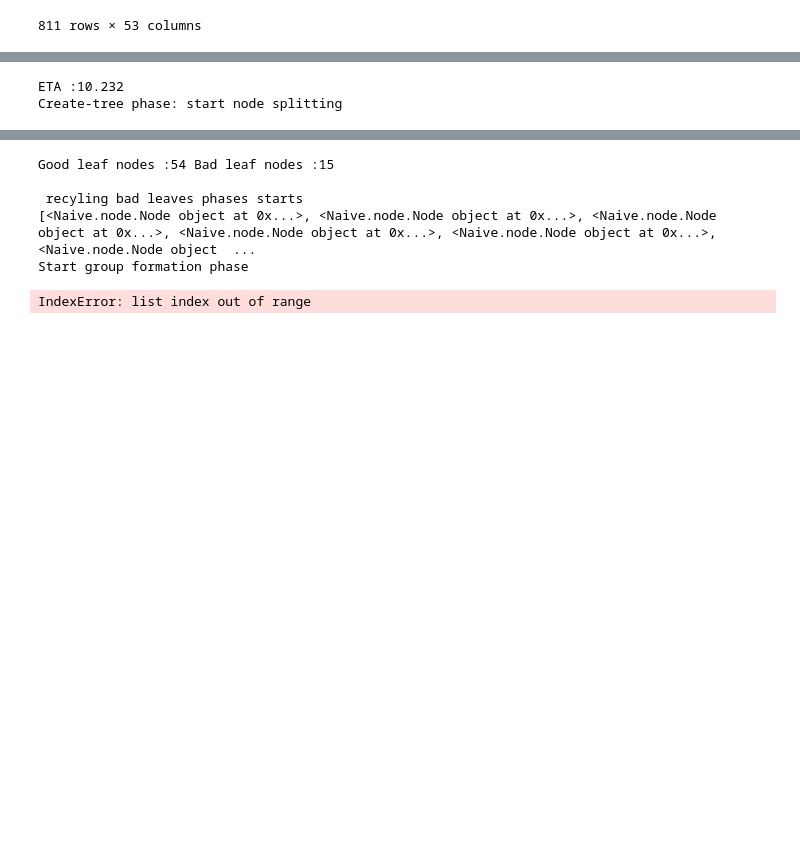
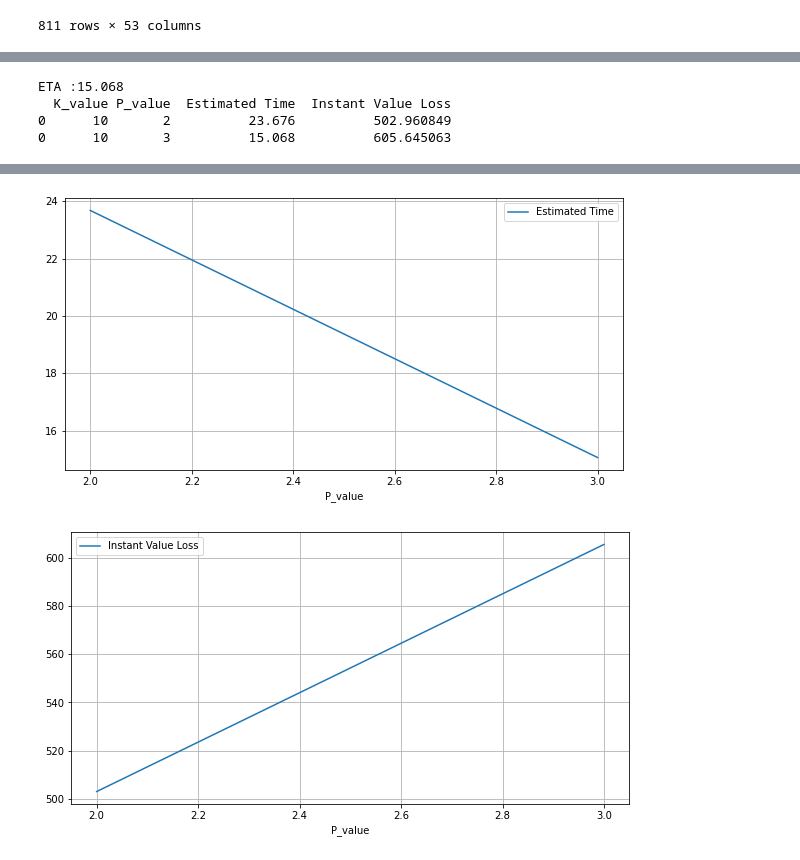
Before and after one commit to Shersingh3269/KAPRA, a Jupyter notebook: Kapra.ipynb, the cells around one changed output, grey strips where cells are left out. Cells and saved outputs as stored; diff of their text form; code cells hidden in the pictures; blank space fills up the shorter version.

```diff
--- a/Kapra.ipynb
+++ b/Kapra.ipynb
@@ -791,7 +791,7 @@ ETA :25.272
 # %%
-P_value = {2,3,4,5,6}
+P_value = {2,3}
 for j in P_value :
-    K_value = 5
+    K_value = 10
     P_value = j
     ETA, IVL= measure_metrics(K_value, P_value, paa_value,time_series_data)
     df3 = pd.DataFrame([[K_value,j,ETA,IVL]], columns=['K_value', 'P_value', 'Estimated Time', 'Instant Value Loss'])
@@ -803,5 +803,7 @@ print(Varying_P)
 Varying_P.plot(x='P_value', y='Estimated Time' ,figsize=(10,5), grid=True)
 Varying_P.plot(x='P_value', y='Instant Value Loss' ,figsize=(10,5), grid=True)
 # %% [output]
-ETA :10.232
-Create-tree phase: start node splitting
+ETA :15.068
+  K_value P_value  Estimated Time  Instant Value Loss
+0      10       2          23.676          502.960849
+0      10       3          15.068          605.645063
@@ -825,6 +811,2 @@ Create-tree phase: start node splitting
-Good leaf nodes :54 Bad leaf nodes :15
-
- recyling bad leaves phases starts
-[<Naive.node.Node object at 0x...>, <Naive.node.Node object at 0x...>, <Naive.node.Node object at 0x...>, <Naive.node.Node object at 0x...>, <Naive.node.Node object at 0x...>, <Naive.node.Node object  ...
-Start group formation phase
-IndexError: list index out of range
+[figure, added]
+[figure, added]
```
Also changed, not shown: parts of 3 cells of this notebook.
